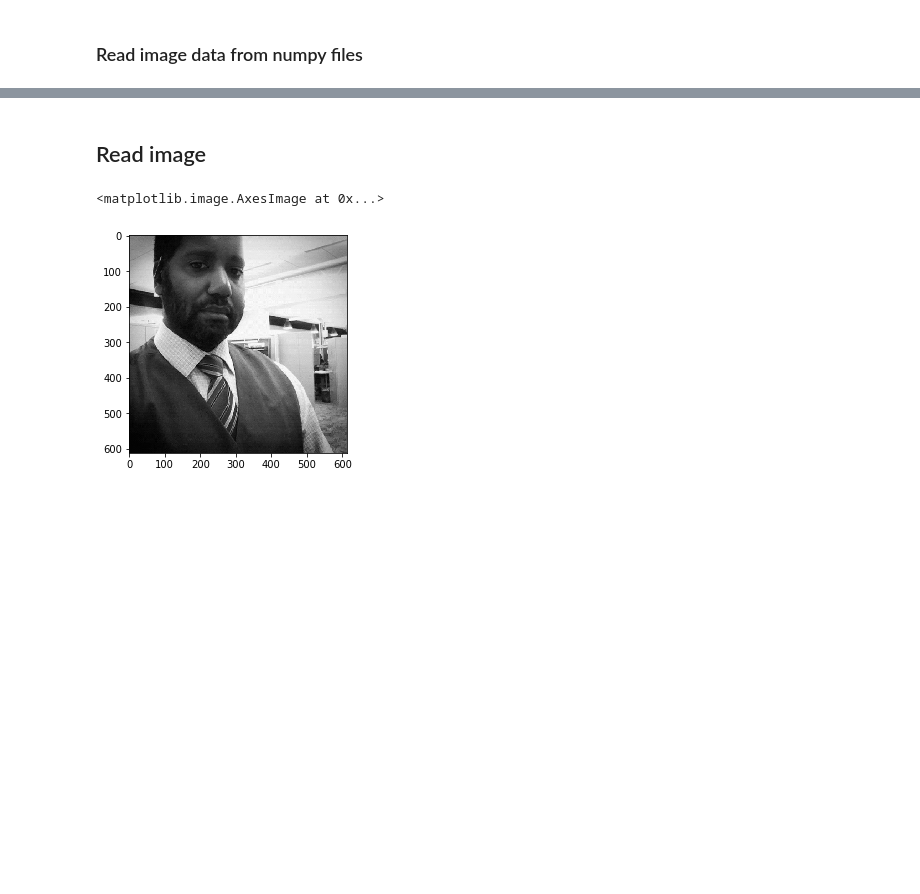
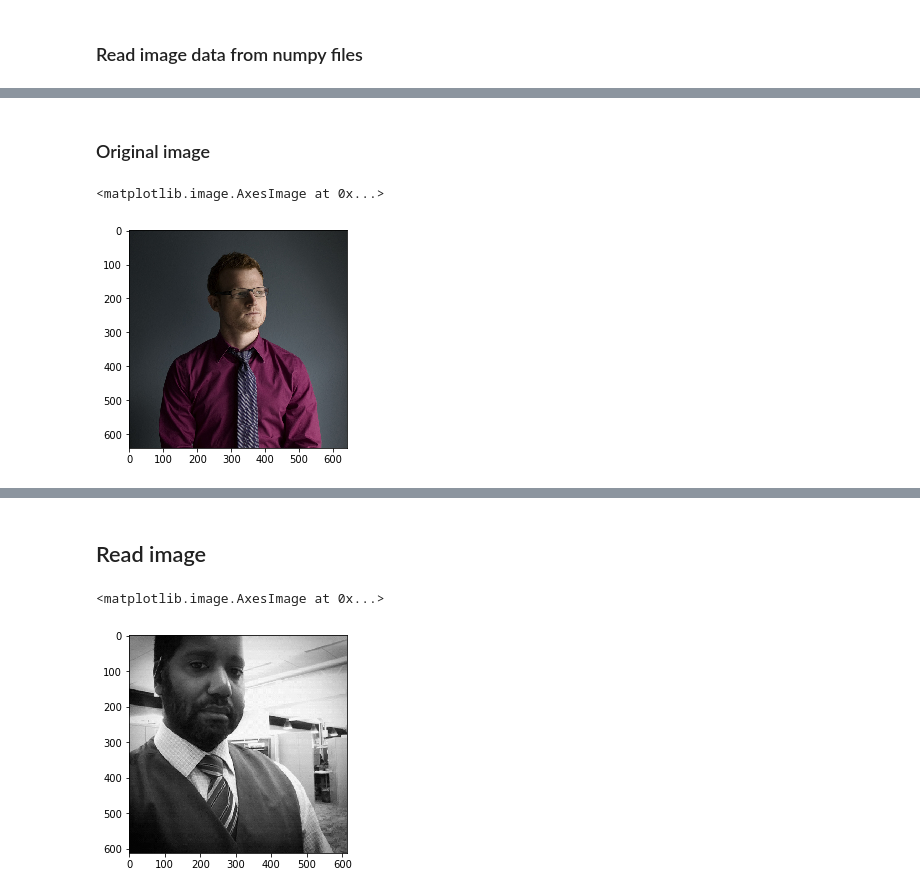
Before and after one commit to Cheng-Lin-Li/SegCaps, a Jupyter notebook: notebook/20181621-image_convert_testing.ipynb, the cells around one changed output, grey strips where cells are left out. Cells and saved outputs as stored; diff of their text form; code cells hidden in the pictures; blank space fills up the shorter version.

```diff
--- a/notebook/20181621-image_convert_testing.ipynb
+++ b/notebook/20181621-image_convert_testing.ipynb
@@ -45,7 +48,7 @@ MASKS_DIR = path.join(DATA_DIR, "masks")
 # %% [markdown]
 ### Read image data from numpy files
 # %%
-train_list = [['train5.png']]
+train_list = [['train2.png']]
 
 for i, scan_name in enumerate(train_list):
     try:
@@ -88,3 +91,12 @@ np.load
 [0, 0, 0, 0, 0, 0, 0, 0, 0, 0, 0, 0, 0, 0, 0, 0, 0, 0, 0, 0, 0, 0, 0, 0, 0, 0, 0, 0, 0, 0, 0, 0, 0, 0, 0, 0, 0, 0, 0, 0, 0, 0, 0, 0, 0, 0, 0, 0, 0, 0, 0, 0, 0, 0, 0, 0, 0, 0, 0, 0, 0, 0, 0, 0, 0, 0, 0 ...
 259
 [0, 0, 0, 0, 0, 0, 0, 0, 0, 0, 0, 0, 0, 0, 0, 0, 0, 0, 0, 0, 0, 0, 0, 0, 0, 0, 0, 0, 0, 0, 0, 0, 0, 0, 0, 0, 0, 0, 0, 0, 0, 0, 0, 0, 0, 0, 0, 0, 0, 0, 0, 0, 0, 0, 0, 0, 0, 0, 0, 0, 0, 0, 0, 0, 0, 0, 0 ...
+# %% [markdown]
+### Original image
+# %%
+
+img_data = np.array(Image.open(join(IMAGE_DIR, train_list[0][0])))
+plt.imshow(img_data)
+# %% [output]
+<matplotlib.image.AxesImage at 0x...>
+[figure, added]
```
Also changed, not shown: parts of 8 cells of this notebook, 1 other file.
